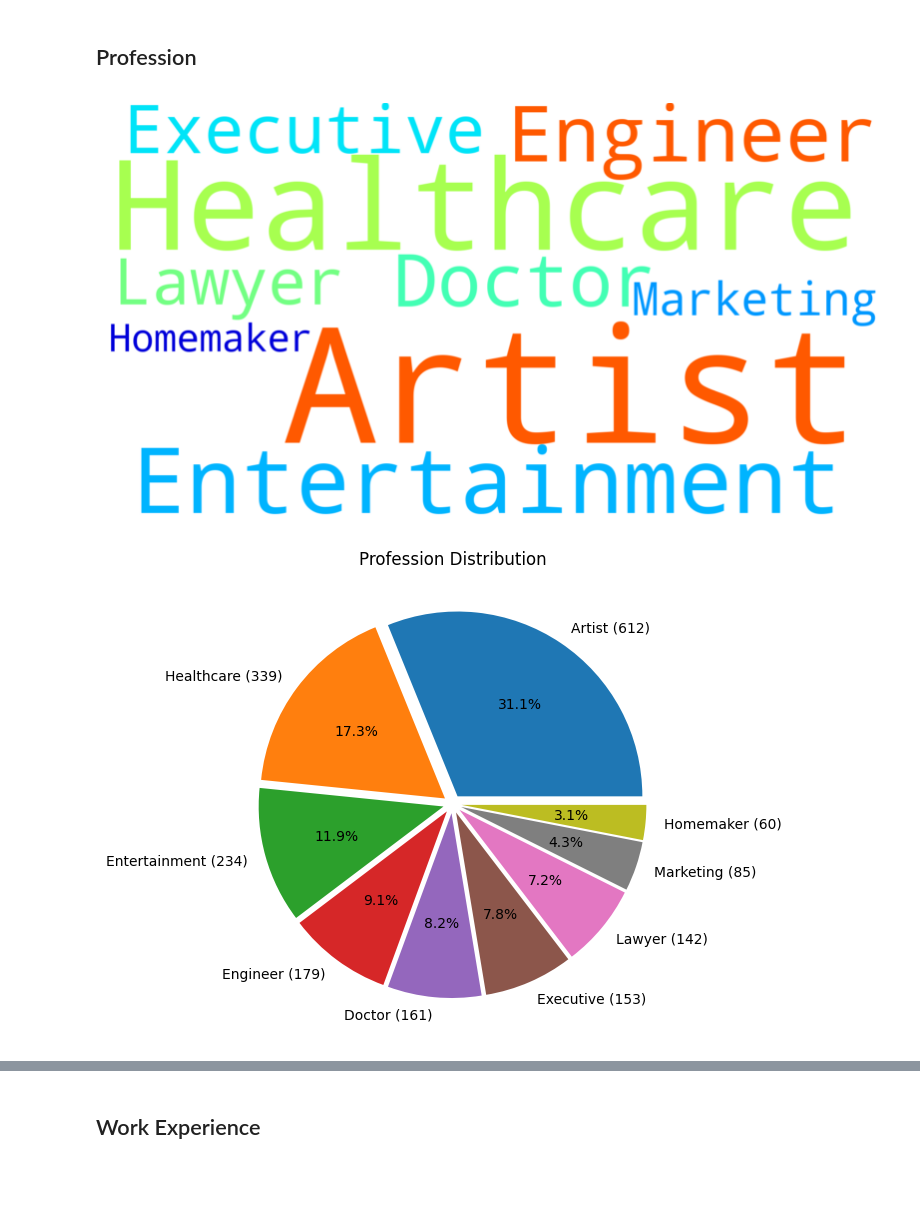
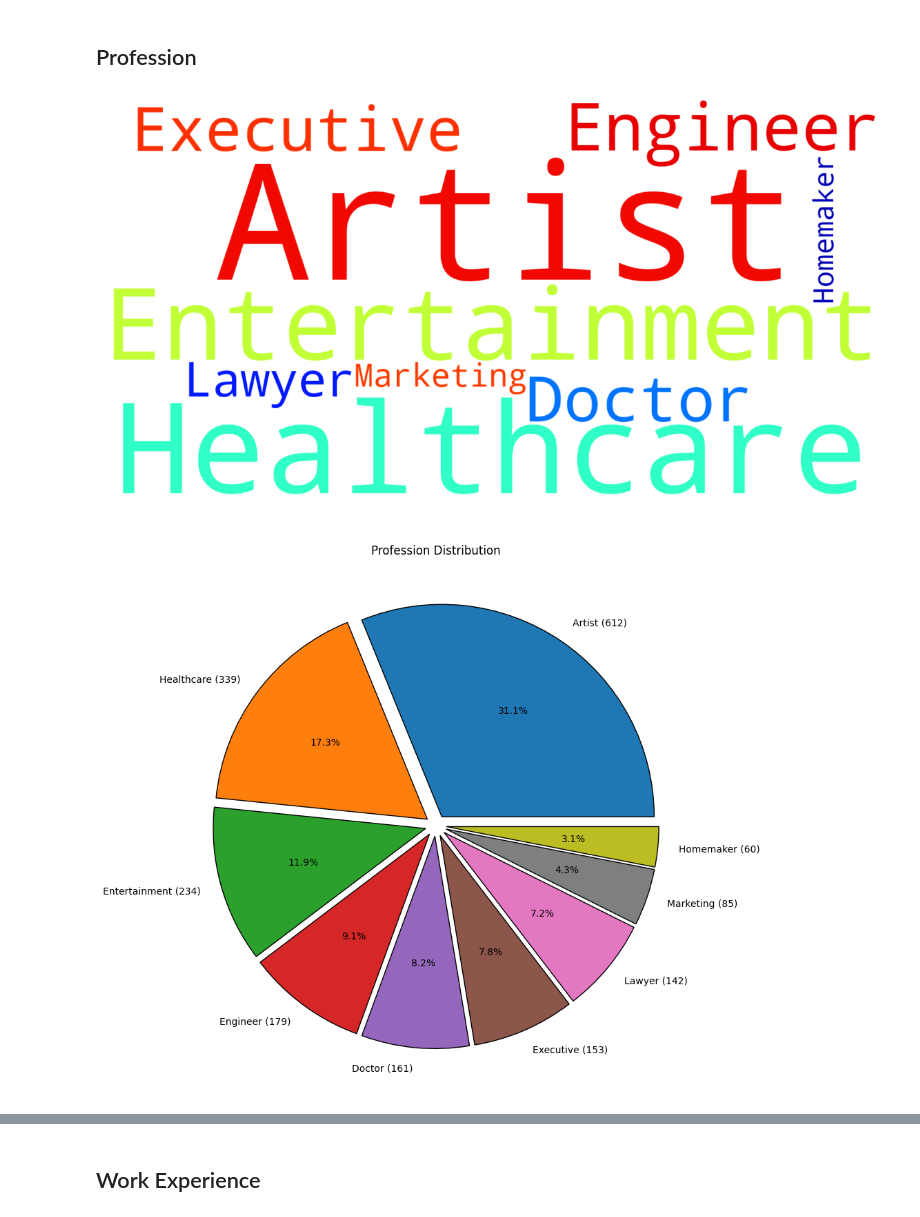
Before and after one commit to Bluxen/DA-Project2, a Jupyter notebook: 13_Shop_Customer_Data.ipynb, the cells around one changed output, grey strips where cells are left out. Saved outputs shown, nothing was run; the diff lists cells and outputs as text; code cells hidden in the pictures; blank space fills up the shorter version.

```diff
--- a/13_Shop_Customer_Data.ipynb
+++ b/13_Shop_Customer_Data.ipynb
@@ -219,24 +219,43 @@ Standard Deviation: 27.93
 # %%
 # drop nan values
 customers.dropna(subset=['Profession'], inplace=True)
 
 # worldcloud
 wordcloud = WordCloud(width=1500, height=800, background_color='white', colormap='jet').generate(' '.join(customers['Profession'].astype(str)))
-plt.figure(figsize=(10,6))
+plt.figure(figsize=(15,10))
 plt.imshow(wordcloud, interpolation='bilinear')
 plt.axis('off')
 plt.show()
 
 # pie chart
 profession_counts = customers['Profession'].value_counts()
 
 labels = [f'{label} ({count})' for label, count in profession_counts.items()]
 explode = (0.05,) * len(profession_counts)
 
-plt.figure(figsize=(10,6))
-plt.pie(profession_counts, explode=explode, labels=labels, autopct='%1.1f%%')
+plt.figure(figsize=(15,10))
+plt.pie(profession_counts, explode=explode, labels=labels, autopct='%1.1f%%', wedgeprops=dict(edgecolor='black'))
 plt.title('Profession Distribution')
 plt.show()
+
+# divide each profession by gender
+professions = customers['Profession'].unique()
+male_counts = customers[customers['Gender'] == 'Male']['Profession'].value_counts()
+female_counts = customers[customers['Gender'] == 'Female']['Profession'].value_counts()
+
+bar_width = 0.35  # Width of the bars
+index = np.arange(len(professions))  # Position of bars on x-axis
+plt.figure(figsize=(15,10))
+plt.bar(index - bar_width/2, [male_counts.get(prof, 0) for prof in professions], bar_width, edgecolor='black', label='Male', color='lightblue')
+plt.bar(index + bar_width/2, [female_counts.get(prof, 0) for prof in professions], bar_width, edgecolor='black', label='Female', color='pink')
+
+plt.xlabel('Profession')
+plt.ylabel('Count')
+plt.title('Profession Histogram by Gender')
+plt.xticks(index, professions, rotation=90)
+plt.legend()
+plt.tight_layout()
+plt.show()
 # %% [output]
-[figure, old version]
+[figure, new version]
-[figure, old version]
+[figure, new version]
```
Also changed, not shown: parts of 20 cells of this notebook.
